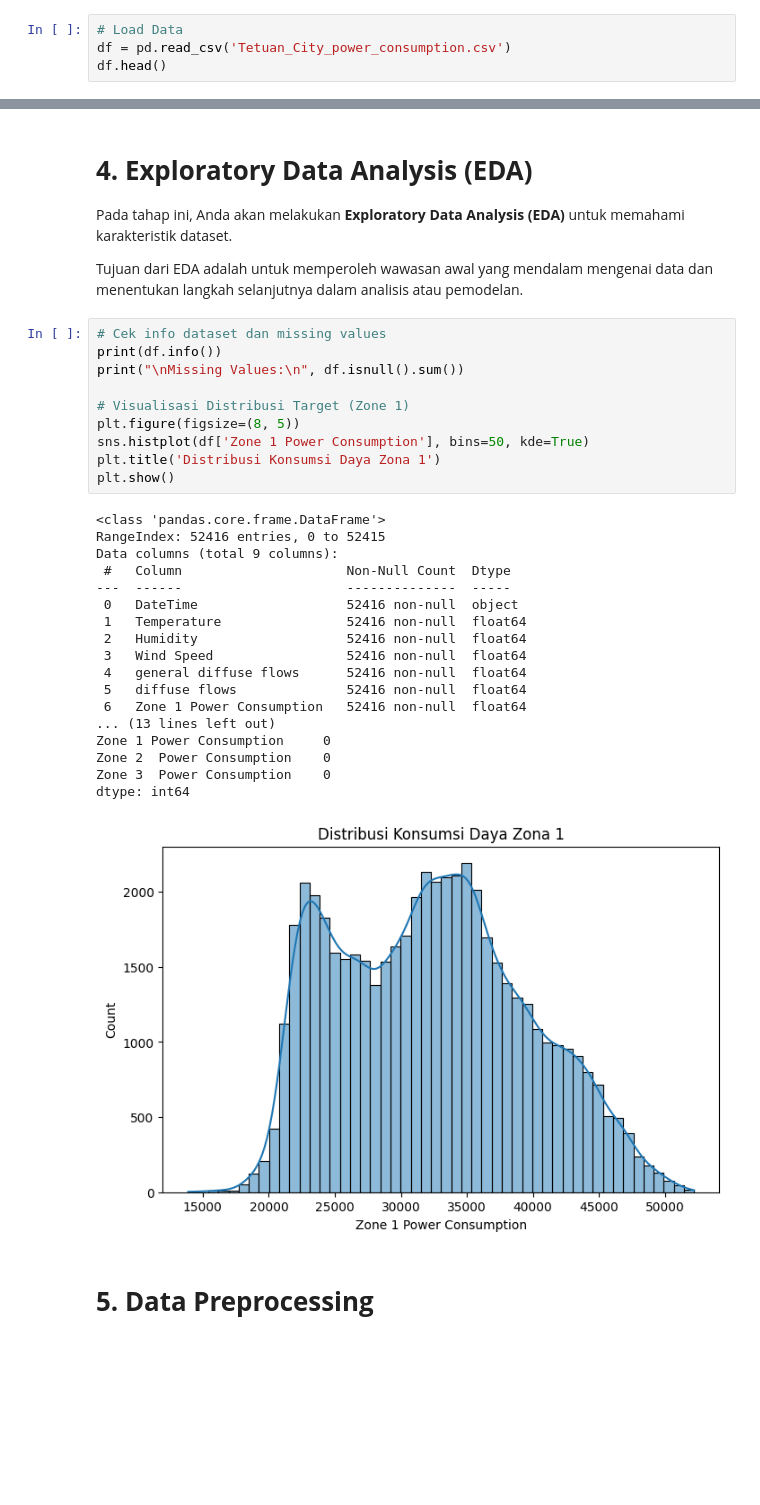
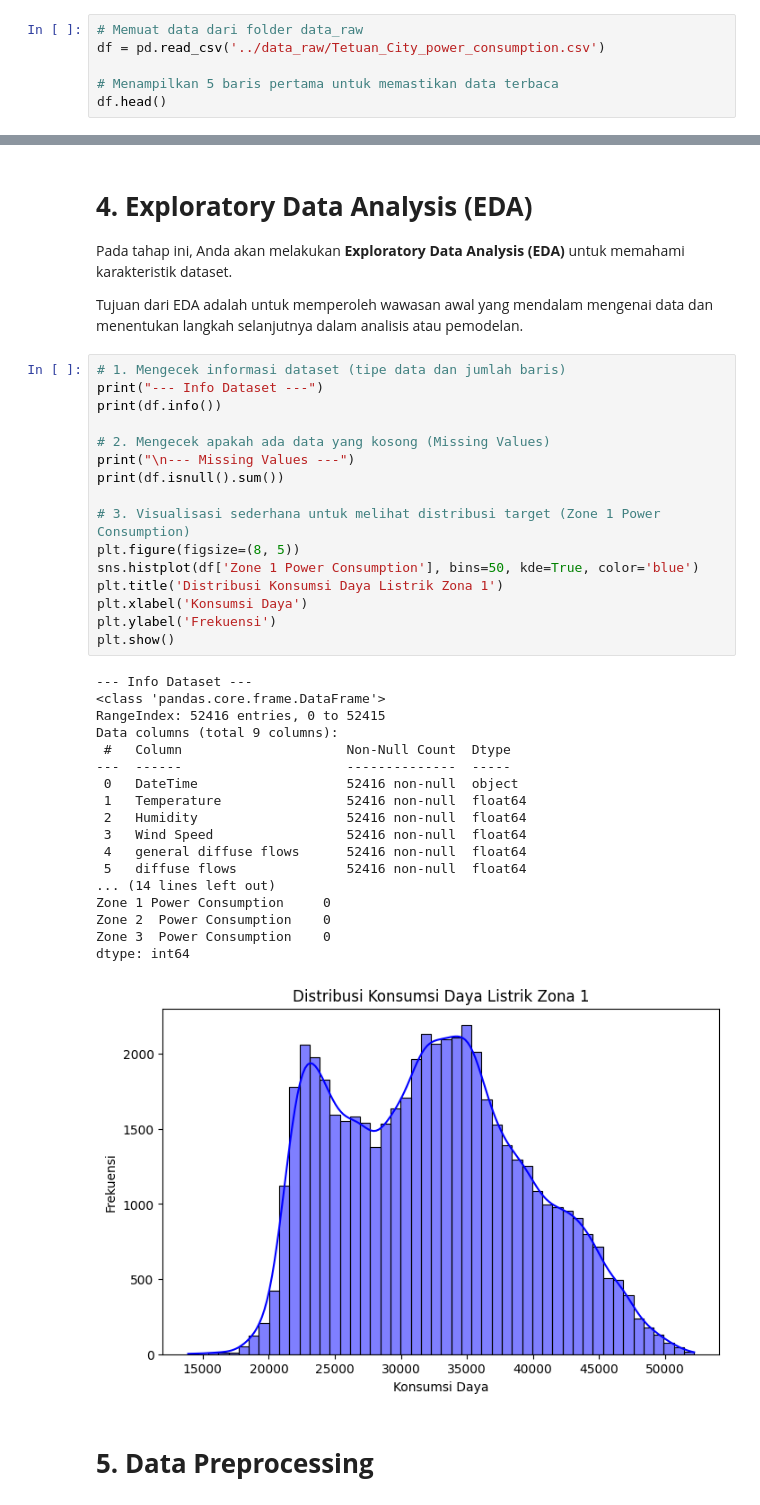
Before and after one commit to Evan-Atha-Abqary/Eksperimen_SML_Evan_Atha_Abqary, a Jupyter notebook: preprocessing/Eksperimen_MSML.ipynb, the cells around one changed output, grey strips where cells are left out. Saved outputs shown, nothing was run; the diff lists cells and outputs as text; blank space fills up the shorter version.

```diff
--- a/preprocessing/Eksperimen_MSML.ipynb
+++ b/preprocessing/Eksperimen_MSML.ipynb
@@ -22,8 +22,10 @@ Jika dataset berada di Google Drive, pastikan Anda menghubungkan Google Drive ke
 
 Jika dataset berupa unstructured data, silakan sesuaikan dengan format seperti kelas Machine Learning Pengembangan atau Machine Learning Terapan
 # %%
-# Load Data
-df = pd.read_csv('Tetuan_City_power_consumption.csv')
+# Memuat data dari folder data_raw
+df = pd.read_csv('../data_raw/Tetuan_City_power_consumption.csv')
+
+# Menampilkan 5 baris pertama untuk memastikan data terbaca
 df.head()
 # %% [output]
 |  | DateTime | Temperature | Humidity | Wind Speed | general diffuse flows | diffuse flows | ... |
@@ -39,34 +41,40 @@ Pada tahap ini, Anda akan melakukan **Exploratory Data Analysis (EDA)** untuk me
 
 Tujuan dari EDA adalah untuk memperoleh wawasan awal yang mendalam mengenai data dan menentukan langkah selanjutnya dalam analisis atau pemodelan.
 # %%
-# Cek info dataset dan missing values
+# 1. Mengecek informasi dataset (tipe data dan jumlah baris)
+print("--- Info Dataset ---")
 print(df.info())
-print("\nMissing Values:\n", df.isnull().sum())
 
-# Visualisasi Distribusi Target (Zone 1)
+# 2. Mengecek apakah ada data yang kosong (Missing Values)
+print("\n--- Missing Values ---")
+print(df.isnull().sum())
+
+# 3. Visualisasi sederhana untuk melihat distribusi target (Zone 1 Power Consumption)
 plt.figure(figsize=(8, 5))
-sns.histplot(df['Zone 1 Power Consumption'], bins=50, kde=True)
-plt.title('Distribusi Konsumsi Daya Zona 1')
+sns.histplot(df['Zone 1 Power Consumption'], bins=50, kde=True, color='blue')
+plt.title('Distribusi Konsumsi Daya Listrik Zona 1')
+plt.xlabel('Konsumsi Daya')
+plt.ylabel('Frekuensi')
 plt.show()
 # %% [output]
+--- Info Dataset ---
 <class 'pandas.core.frame.DataFrame'>
 RangeIndex: 52416 entries, 0 to 52415
 Data columns (total 9 columns):
  #   Column                     Non-Null Count  Dtype
 ---  ------                     --------------  -----
  0   DateTime                   52416 non-null  object
  1   Temperature                52416 non-null  float64
  2   Humidity                   52416 non-null  float64
  3   Wind Speed                 52416 non-null  float64
  4   general diffuse flows      52416 non-null  float64
  5   diffuse flows              52416 non-null  float64
- 6   Zone 1 Power Consumption   52416 non-null  float64
-... (13 lines left out)
+... (14 lines left out)
 Zone 1 Power Consumption     0
 Zone 2  Power Consumption    0
 Zone 3  Power Consumption    0
 dtype: int64
-[figure, old version]
+[figure, new version]
 # %% [markdown]
 # **5. Data Preprocessing**
 # %% [markdown]
```
Also changed, not shown: parts of 1 cell of this notebook, 8 other files.
